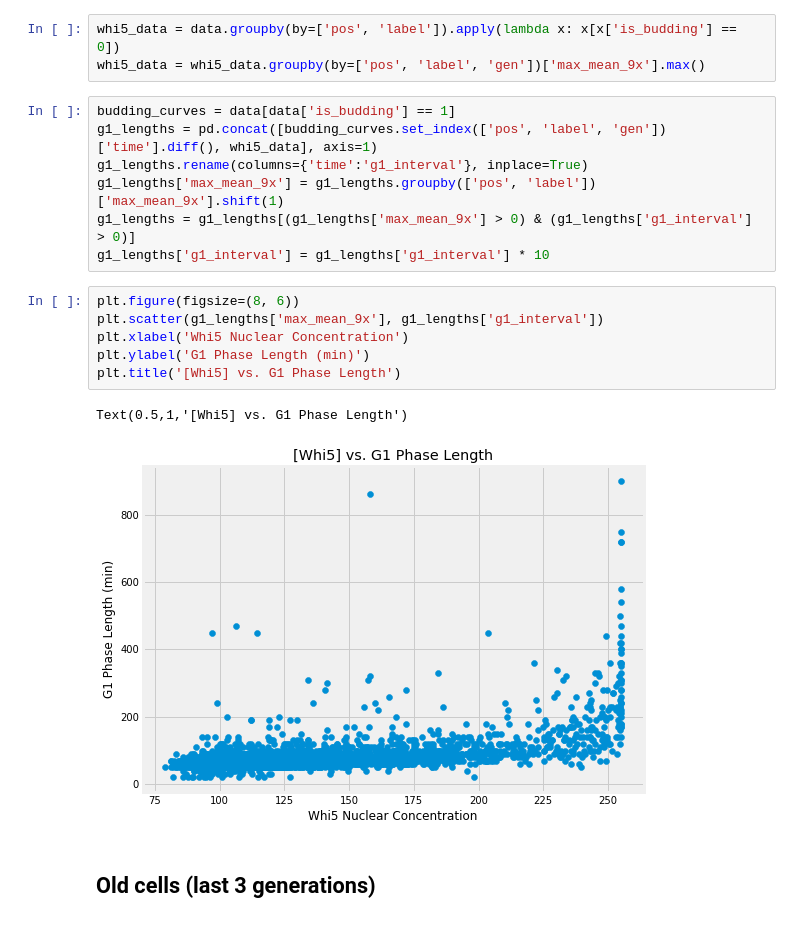
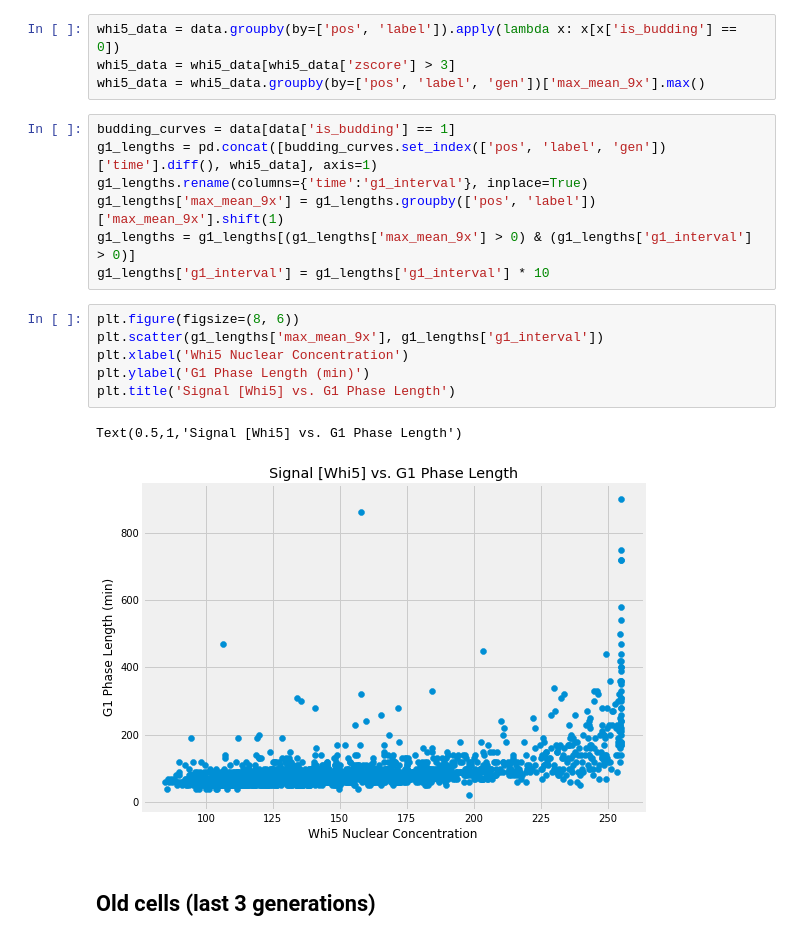
Before and after one commit to alexxyu/yeast-research, a Jupyter notebook: Exp249 Analysis.ipynb, the cells around one changed output. Cells and saved outputs as stored; diff of their text form.

```diff
--- a/Exp249 Analysis.ipynb
+++ b/Exp249 Analysis.ipynb
@@ -32,6 +32,7 @@ data = data[~i2.isin(i1)].set_index('id')
 ## All cells
 # %%
 whi5_data = data.groupby(by=['pos', 'label']).apply(lambda x: x[x['is_budding'] == 0])
+whi5_data = whi5_data[whi5_data['zscore'] > 3]
 whi5_data = whi5_data.groupby(by=['pos', 'label', 'gen'])['max_mean_9x'].max()
 # %%
 budding_curves = data[data['is_budding'] == 1]
@@ -43,12 +44,12 @@ g1_lengths['g1_interval'] = g1_lengths['g1_interval'] * 10
 # %%
 plt.figure(figsize=(8, 6))
 plt.scatter(g1_lengths['max_mean_9x'], g1_lengths['g1_interval'])
 plt.xlabel('Whi5 Nuclear Concentration')
 plt.ylabel('G1 Phase Length (min)')
-plt.title('[Whi5] vs. G1 Phase Length')
+plt.title('Signal [Whi5] vs. G1 Phase Length')
 # %% [output]
-Text(0.5,1,'[Whi5] vs. G1 Phase Length')
+Text(0.5,1,'Signal [Whi5] vs. G1 Phase Length')
-[figure, old version]
+[figure, new version]
 # %% [markdown]
 ## Old cells (last 3 generations)
 # %%
```
Also changed, not shown: parts of 10 cells of this notebook.
